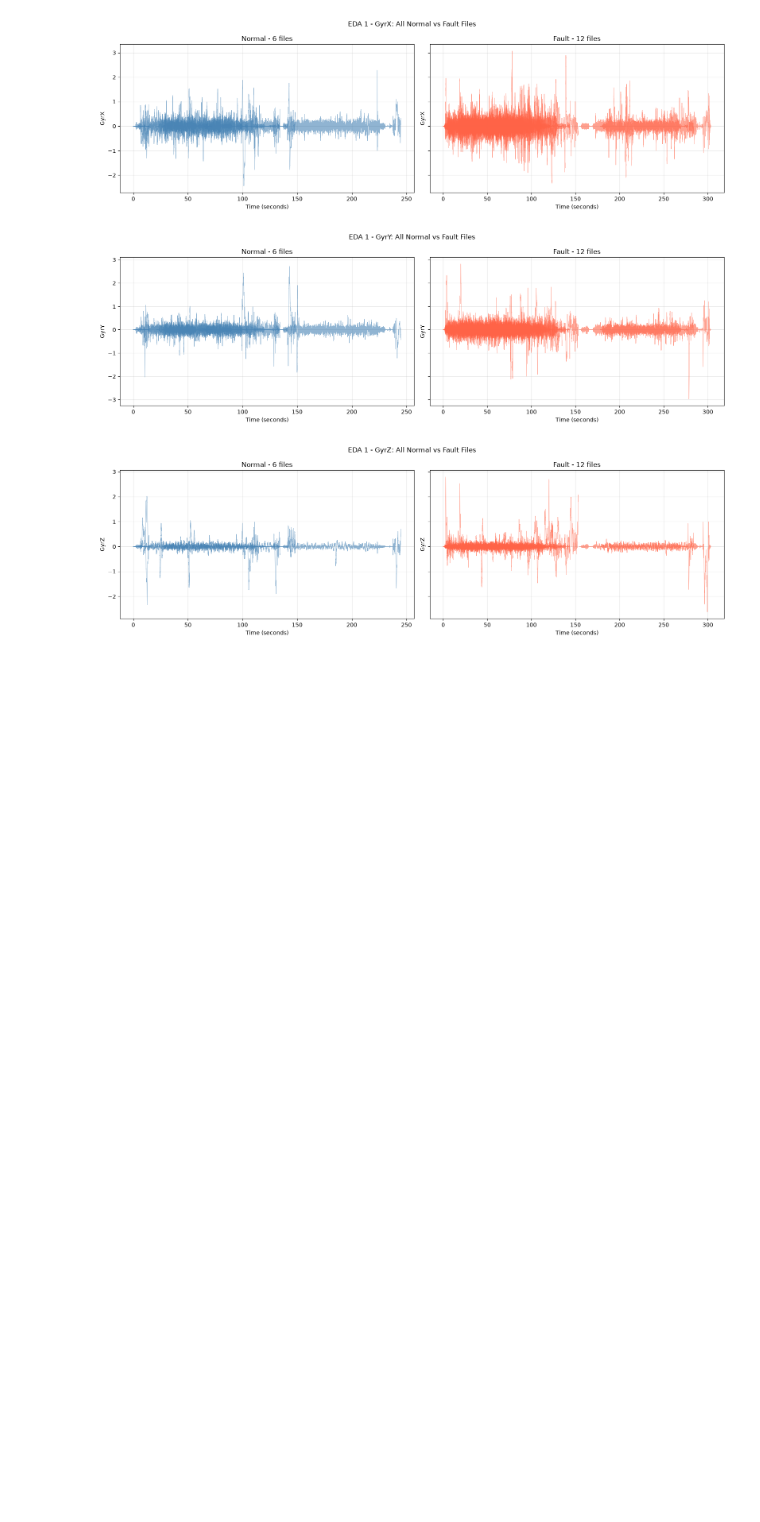
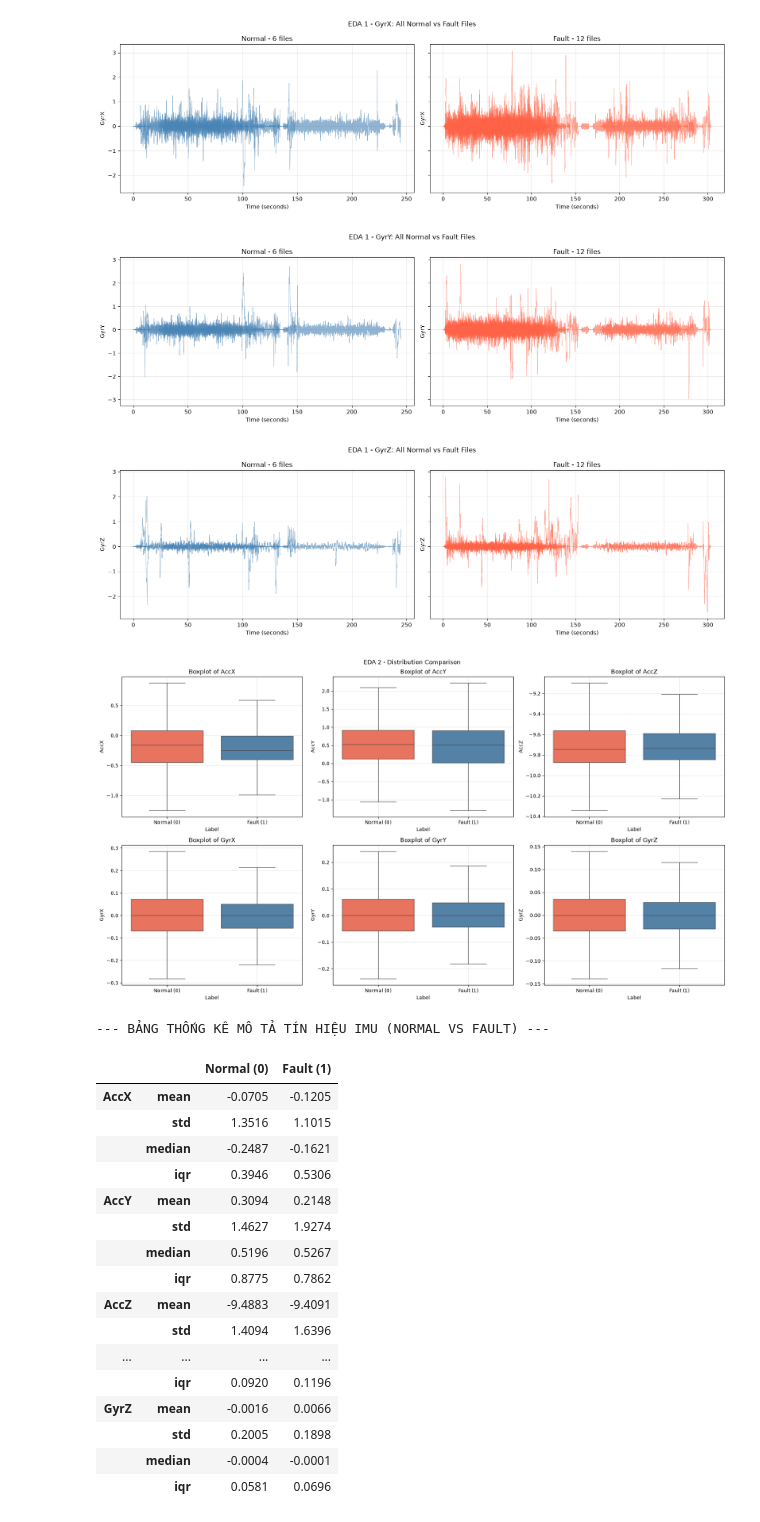
Before and after one commit to phanngoctuanvinh-maker/DTA301, a Jupyter notebook: notebooks/02_eda.ipynb, the cells around one changed output. Cells and saved outputs as stored; diff of their text form; code cells hidden in the pictures; blank space fills up the shorter version.

```diff
--- a/notebooks/02_eda.ipynb
+++ b/notebooks/02_eda.ipynb
@@ -420,0 +423,55 @@ plt.show()
+# %%
+import seaborn as sns
+import numpy as np
+import matplotlib.pyplot as plt
+
+# Ép kiểu cột Label sang dạng chuỗi (string) để đồng bộ tuyệt đối với bảng màu
+df_uav['Label'] = df_uav['Label'].astype(str)
+
+features = ['AccX', 'AccY', 'AccZ', 'GyrX', 'GyrY', 'GyrZ']
+fig, axes = plt.subplots(2, 3, figsize=(18, 10))
+axes = axes.flatten()
+
+# Đã bổ sung hue='Label', legend=False và cập nhật khóa palette sang chuỗi '0', '1'
+for i, col in enumerate(features):
+    sns.boxplot(data=df_uav, x='Label', y=col, ax=axes[i],
+                hue='Label', legend=False,
+                palette={'0': 'steelblue', '1': 'tomato'}, showfliers=False)
+    axes[i].set_title(f'Boxplot of {col}')
+    axes[i].set_xticklabels(['Normal (0)', 'Fault (1)'])
+    axes[i].grid(alpha=0.3)
+
+plt.suptitle("EDA 2 - Distribution Comparison")
+plt.tight_layout()
+plt.show()
+
+# Tính toán bảng thống kê mô tả
+print("--- BẢNG THỐNG KÊ MÔ TẢ TÍN HIỆU IMU (NORMAL VS FAULT) ---")
+
+def iqr(x):
+    return np.percentile(x, 75) - np.percentile(x, 25)
+
+stats_table = df_uav.groupby('Label')[features].agg(['mean', 'std', 'median', iqr]).T
+stats_table = stats_table.round(4)
+stats_table.columns = ['Normal (0)', 'Fault (1)']
+display(stats_table)
+# %% [output]
+[figure, added]
+--- BẢNG THỐNG KÊ MÔ TẢ TÍN HIỆU IMU (NORMAL VS FAULT) ---
+|  |  | Normal (0) | Fault (1) |
+| AccX | mean | -0.0705 | -0.1205 |
+|  | std | 1.3516 | 1.1015 |
+|  | median | -0.2487 | -0.1621 |
+|  | iqr | 0.3946 | 0.5306 |
+| AccY | mean | 0.3094 | 0.2148 |
+|  | std | 1.4627 | 1.9274 |
+|  | median | 0.5196 | 0.5267 |
+|  | iqr | 0.8775 | 0.7862 |
+| AccZ | mean | -9.4883 | -9.4091 |
+|  | std | 1.4094 | 1.6396 |
+| ... | ... | ... | ... |
+|  | iqr | 0.0920 | 0.1196 |
+| GyrZ | mean | -0.0016 | 0.0066 |
+|  | std | 0.2005 | 0.1898 |
+|  | median | -0.0004 | -0.0001 |
+|  | iqr | 0.0581 | 0.0696 |
```
Also changed, not shown: parts of 1 cell of this notebook.
